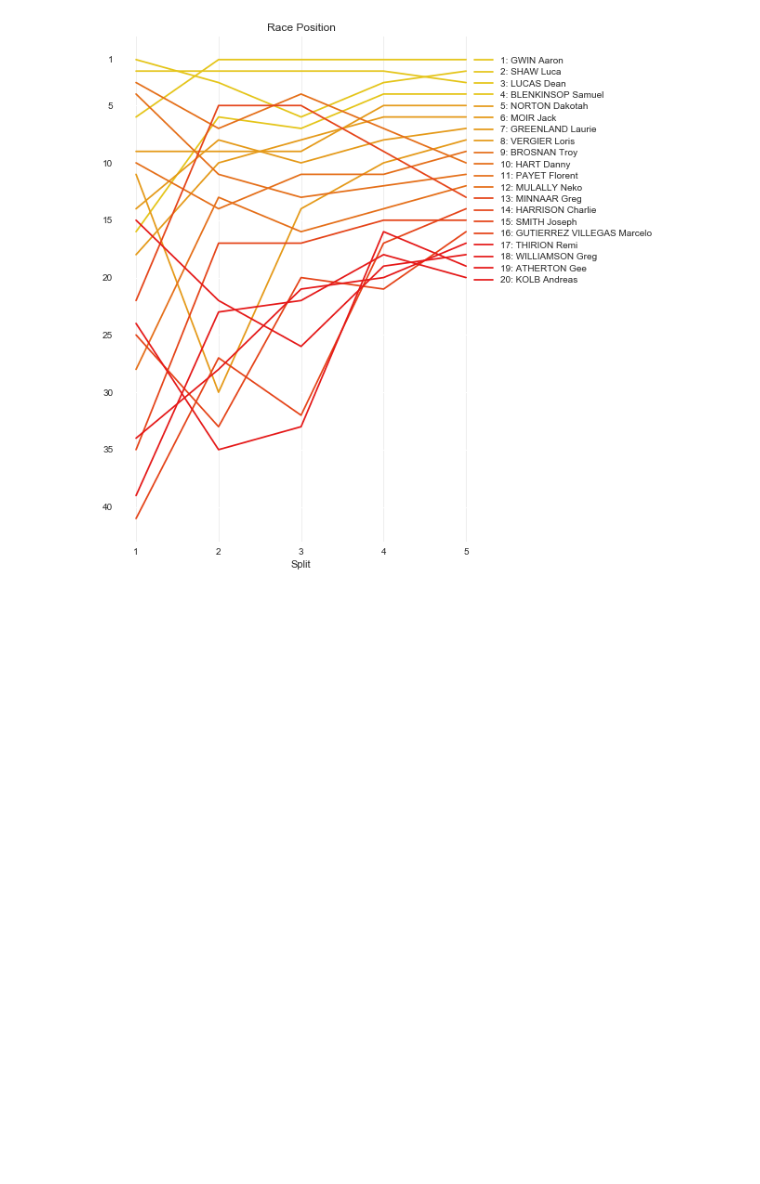
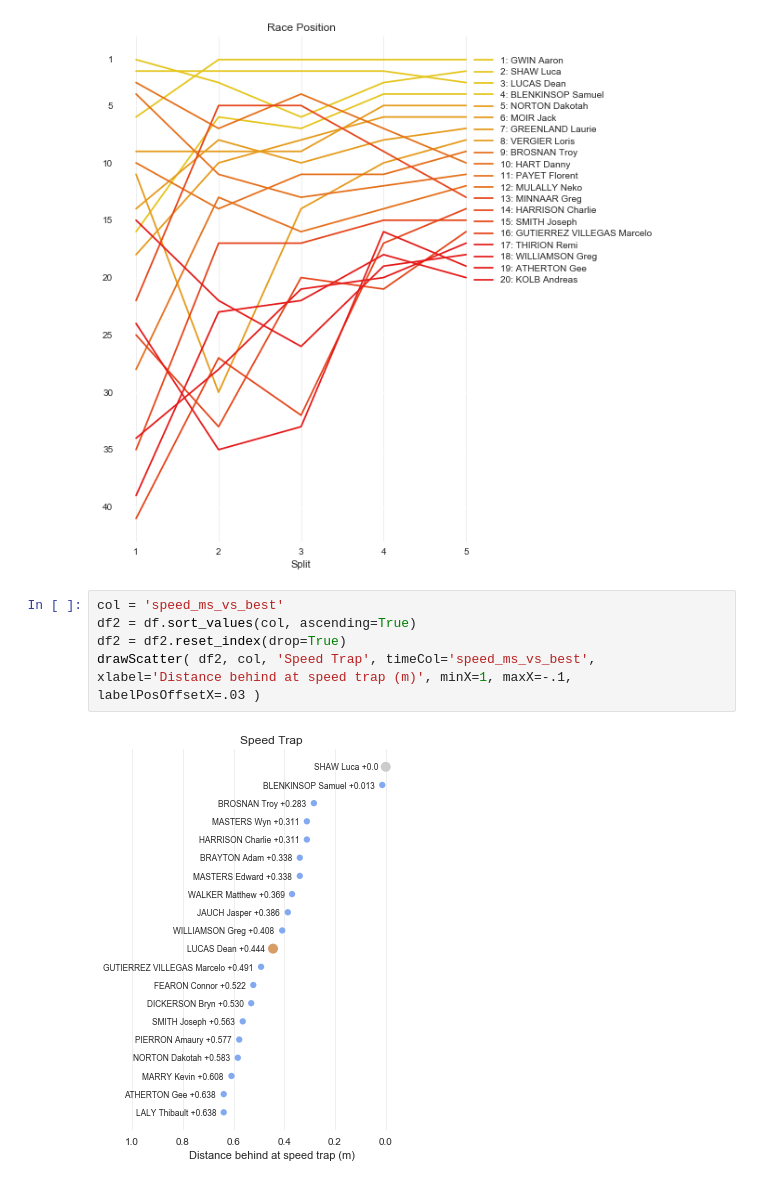
Before and after one commit to domwrap/mtbgeekstats, a Jupyter notebook: 2018/dh_analysis.ipynb, the cells around one changed output. Drawn from its saved outputs; the diff is of its cells as text; blank space fills up the shorter version.

```diff
--- a/2018/dh_analysis.ipynb
+++ b/2018/dh_analysis.ipynb
@@ -300,3 +312,10 @@ ax.legend( handles, legendlabels, loc=1, labelspacing=0.3445, bbox_to_anchor=(1.
 plt.show()
 # %% [output]
 [figure]
+# %%
+col = 'speed_ms_vs_best'
+df2 = df.sort_values(col, ascending=True)
+df2 = df2.reset_index(drop=True)
+drawScatter( df2, col, 'Speed Trap', timeCol='speed_ms_vs_best', xlabel='Distance behind at speed trap (m)', minX=1, maxX=-.1, labelPosOffsetX=.03 )
+# %% [output]
+[figure, added]
```
Also changed, not shown: parts of 10 cells of this notebook, 3 other files.
